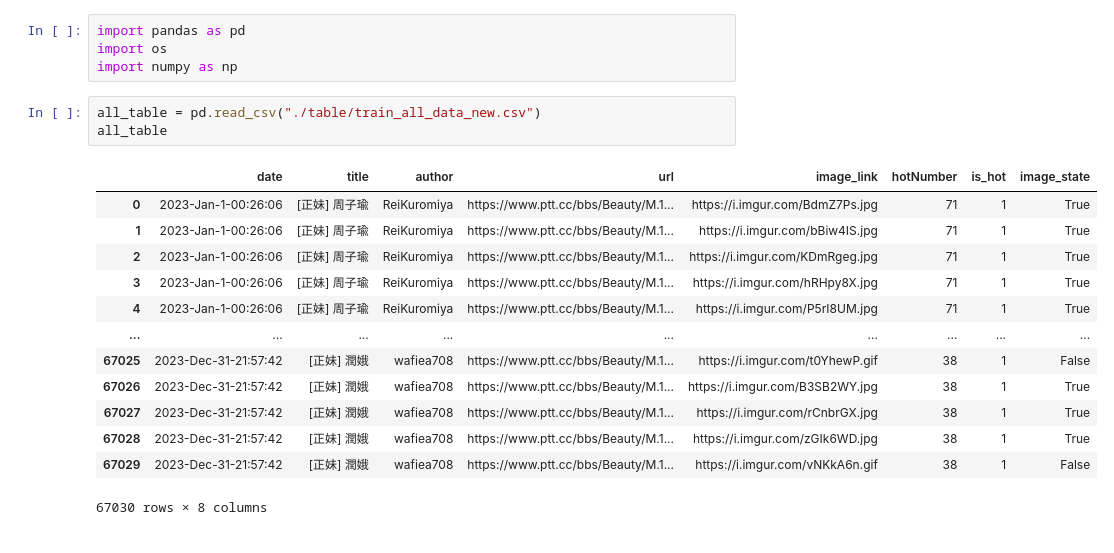
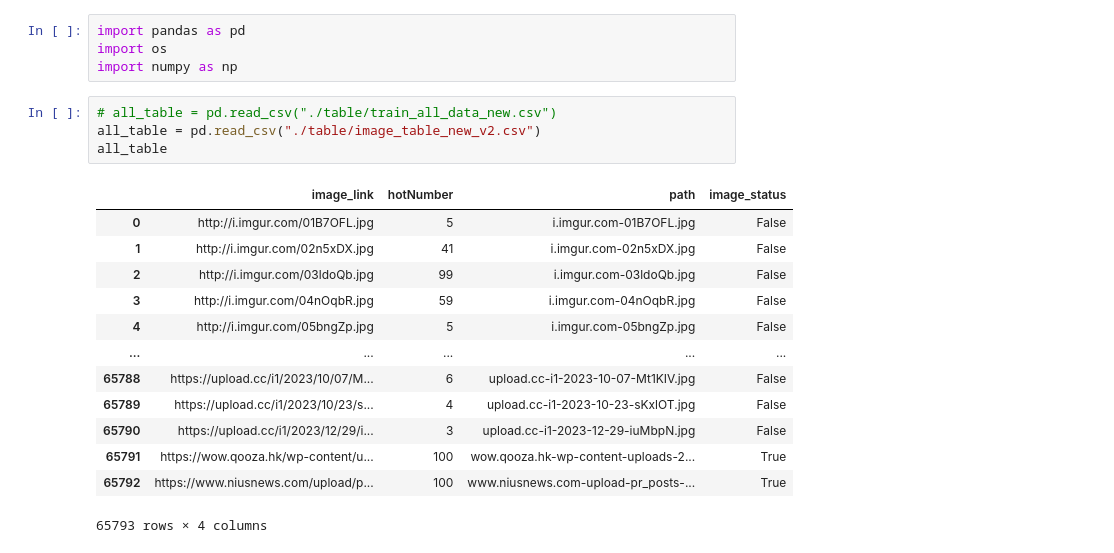
Before and after one commit to KeithLin724/NYCU-Data-Science-2024, a Jupyter notebook: HW1/Part2/resplit_data.ipynb, the cells around one changed output. Cells and saved outputs as stored; diff of their text form.

```diff
--- a/HW1/Part2/resplit_data.ipynb
+++ b/HW1/Part2/resplit_data.ipynb
@@ -3,19 +3,20 @@ import pandas as pd
 import os
 import numpy as np
 # %%
-all_table = pd.read_csv("./table/train_all_data_new.csv")
+# all_table = pd.read_csv("./table/train_all_data_new.csv")
+all_table = pd.read_csv("./table/image_table_new_v2.csv")
 all_table
 # %% [output]
-|  | date | title | author | url | image_link | hotNumber | is_hot | image_state |
-| 0 | 2023-Jan-1-00:26:06 | [正妹] 周子瑜 | ReiKuromiya | https://www.ptt.cc/bbs/Beauty/M.1... | https://i.imgur.com/BdmZ7Ps.jpg | 71 | 1 | True |
-| 1 | 2023-Jan-1-00:26:06 | [正妹] 周子瑜 | ReiKuromiya | https://www.ptt.cc/bbs/Beauty/M.1... | https://i.imgur.com/bBiw4IS.jpg | 71 | 1 | True |
-| 2 | 2023-Jan-1-00:26:06 | [正妹] 周子瑜 | ReiKuromiya | https://www.ptt.cc/bbs/Beauty/M.1... | https://i.imgur.com/KDmRgeg.jpg | 71 | 1 | True |
-| 3 | 2023-Jan-1-00:26:06 | [正妹] 周子瑜 | ReiKuromiya | https://www.ptt.cc/bbs/Beauty/M.1... | https://i.imgur.com/hRHpy8X.jpg | 71 | 1 | True |
-| 4 | 2023-Jan-1-00:26:06 | [正妹] 周子瑜 | ReiKuromiya | https://www.ptt.cc/bbs/Beauty/M.1... | https://i.imgur.com/P5rI8UM.jpg | 71 | 1 | True |
-| ... | ... | ... | ... | ... | ... | ... | ... | ... |
-| 67025 | 2023-Dec-31-21:57:42 | [正妹] 潤娥 | wafiea708 | https://www.ptt.cc/bbs/Beauty/M.1... | https://i.imgur.com/t0YhewP.gif | 38 | 1 | False |
-| 67026 | 2023-Dec-31-21:57:42 | [正妹] 潤娥 | wafiea708 | https://www.ptt.cc/bbs/Beauty/M.1... | https://i.imgur.com/B3SB2WY.jpg | 38 | 1 | True |
-| 67027 | 2023-Dec-31-21:57:42 | [正妹] 潤娥 | wafiea708 | https://www.ptt.cc/bbs/Beauty/M.1... | https://i.imgur.com/rCnbrGX.jpg | 38 | 1 | True |
-| 67028 | 2023-Dec-31-21:57:42 | [正妹] 潤娥 | wafiea708 | https://www.ptt.cc/bbs/Beauty/M.1... | https://i.imgur.com/zGIk6WD.jpg | 38 | 1 | True |
-| 67029 | 2023-Dec-31-21:57:42 | [正妹] 潤娥 | wafiea708 | https://www.ptt.cc/bbs/Beauty/M.1... | https://i.imgur.com/vNKkA6n.gif | 38 | 1 | False |
+|  | image_link | hotNumber | path | image_status |
+| 0 | http://i.imgur.com/01B7OFL.jpg | 5 | i.imgur.com-01B7OFL.jpg | False |
+| 1 | http://i.imgur.com/02n5xDX.jpg | 41 | i.imgur.com-02n5xDX.jpg | False |
+| 2 | http://i.imgur.com/03ldoQb.jpg | 99 | i.imgur.com-03ldoQb.jpg | False |
+| 3 | http://i.imgur.com/04nOqbR.jpg | 59 | i.imgur.com-04nOqbR.jpg | False |
+| 4 | http://i.imgur.com/05bngZp.jpg | 5 | i.imgur.com-05bngZp.jpg | False |
+| ... | ... | ... | ... | ... |
+| 65788 | https://upload.cc/i1/2023/10/07/M... | 6 | upload.cc-i1-2023-10-07-Mt1KIV.jpg | False |
+| 65789 | https://upload.cc/i1/2023/10/23/s... | 4 | upload.cc-i1-2023-10-23-sKxlOT.jpg | False |
+| 65790 | https://upload.cc/i1/2023/12/29/i... | 3 | upload.cc-i1-2023-12-29-iuMbpN.jpg | False |
+| 65791 | https://wow.qooza.hk/wp-content/u... | 100 | wow.qooza.hk-wp-content-uploads-2... | True |
+| 65792 | https://www.niusnews.com/upload/p... | 100 | www.niusnews.com-upload-pr_posts-... | True |
-67030 rows × 8 columns
+65793 rows × 4 columns
```
Also changed, not shown: parts of 29 cells of this notebook, 1 other file.
